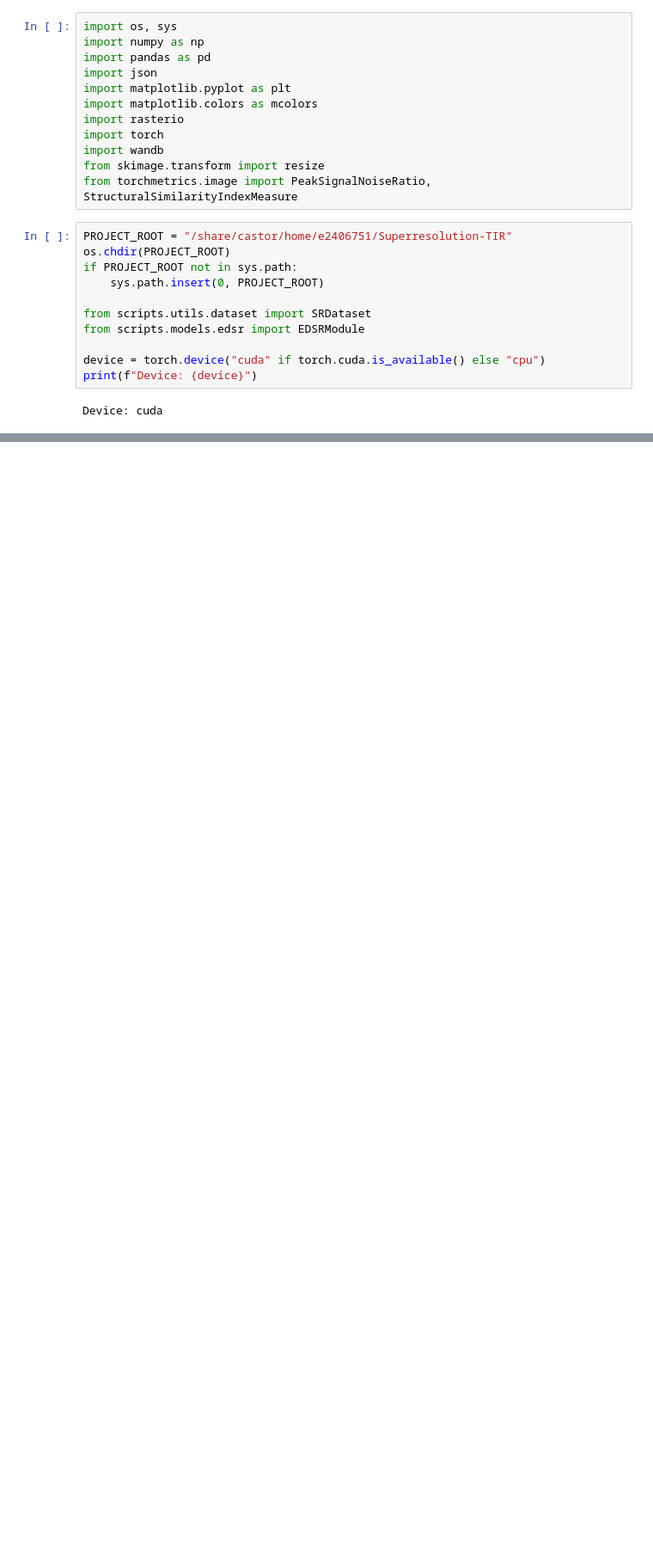
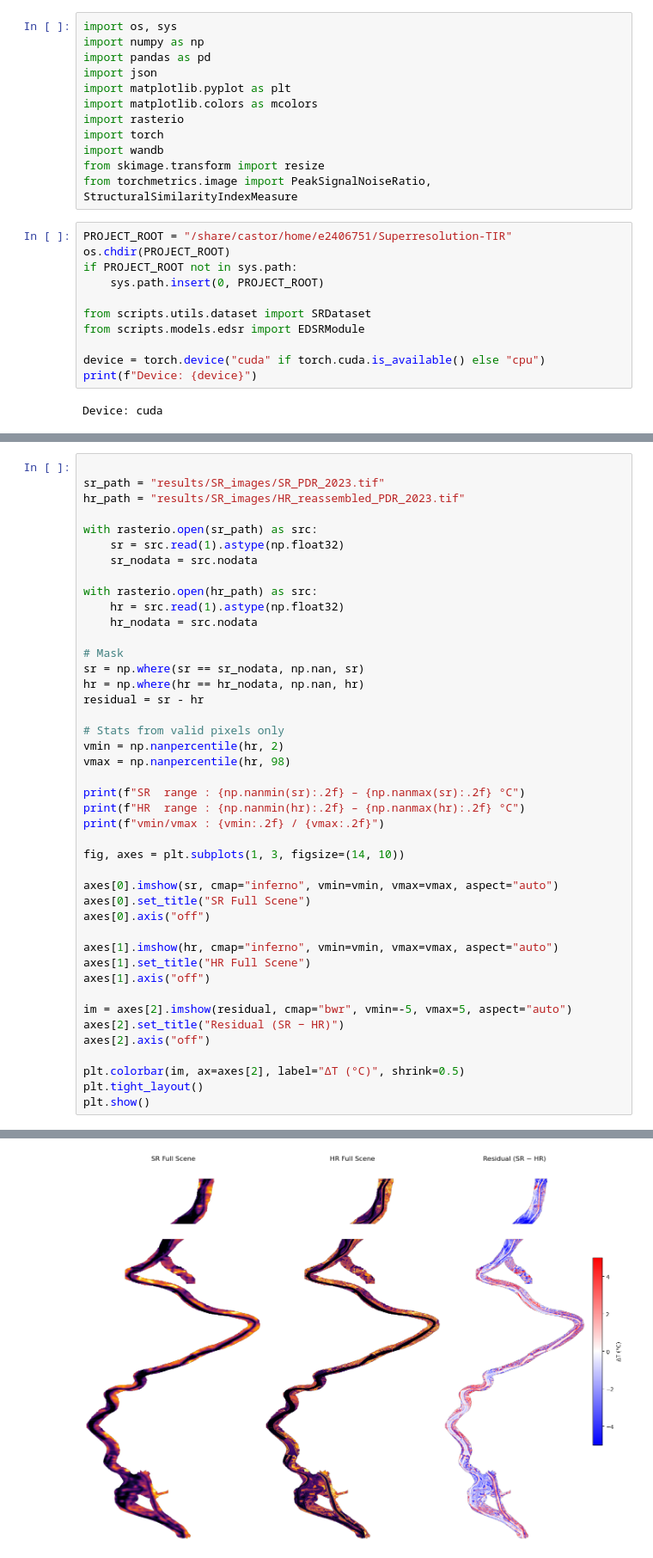
Before and after one commit to Ethel-Ogallo/Superresolution-TIR, a Jupyter notebook: notebooks/01_sanitychecks.ipynb, the cells around one changed output, grey strips where cells are left out. Shown at 86% size. Drawn from its saved outputs; the diff is of its cells as text; blank space fills up the shorter version.

```diff
--- a/notebooks/01_sanitychecks.ipynb
+++ b/notebooks/01_sanitychecks.ipynb
@@ -263,0 +275,44 @@ plt.show()
+# %%
+
+sr_path = "results/SR_images/SR_PDR_2023.tif"
+hr_path = "results/SR_images/HR_reassembled_PDR_2023.tif"
+
+with rasterio.open(sr_path) as src:
+    sr = src.read(1).astype(np.float32)
+    sr_nodata = src.nodata
+
+with rasterio.open(hr_path) as src:
+    hr = src.read(1).astype(np.float32)
+    hr_nodata = src.nodata
+
+# Mask
+sr = np.where(sr == sr_nodata, np.nan, sr)
+hr = np.where(hr == hr_nodata, np.nan, hr)
+residual = sr - hr
+
+# Stats from valid pixels only
+vmin = np.nanpercentile(hr, 2)
+vmax = np.nanpercentile(hr, 98)
+
+print(f"SR  range : {np.nanmin(sr):.2f} – {np.nanmax(sr):.2f} °C")
+print(f"HR  range : {np.nanmin(hr):.2f} – {np.nanmax(hr):.2f} °C")
+print(f"vmin/vmax : {vmin:.2f} / {vmax:.2f}")
+
+fig, axes = plt.subplots(1, 3, figsize=(14, 10))
+
+axes[0].imshow(sr, cmap="inferno", vmin=vmin, vmax=vmax, aspect="auto")
+axes[0].set_title("SR Full Scene")
+axes[0].axis("off")
+
+axes[1].imshow(hr, cmap="inferno", vmin=vmin, vmax=vmax, aspect="auto")
+axes[1].set_title("HR Full Scene")
+axes[1].axis("off")
+
+im = axes[2].imshow(residual, cmap="bwr", vmin=-5, vmax=5, aspect="auto")
+axes[2].set_title("Residual (SR − HR)")
+axes[2].axis("off")
+
+plt.colorbar(im, ax=axes[2], label="ΔT (°C)", shrink=0.5)
+plt.tight_layout()
+plt.show()
+# %% [output]
@@ -263,0 +322 @@ plt.show()
+[figure, added]
```
Also changed, not shown: parts of 9 cells of this notebook, 5 other files.
